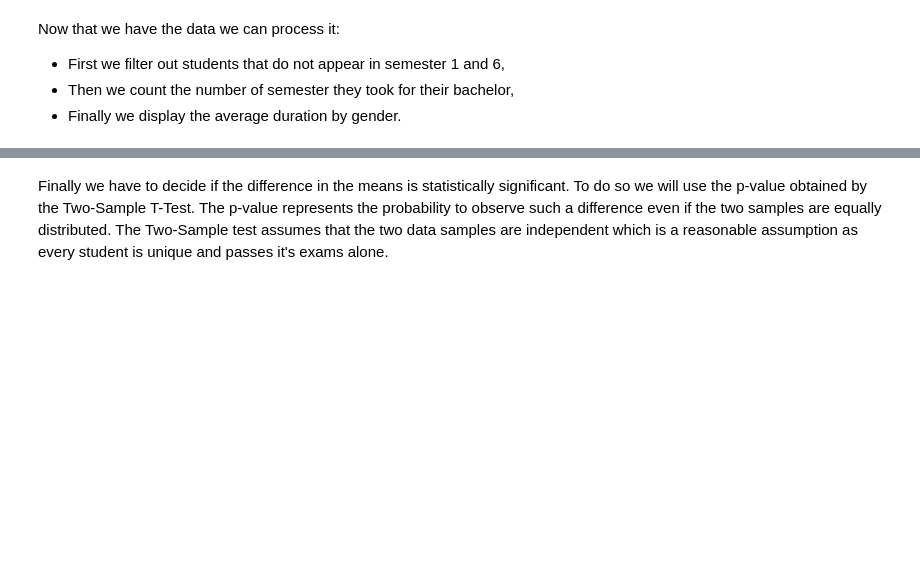
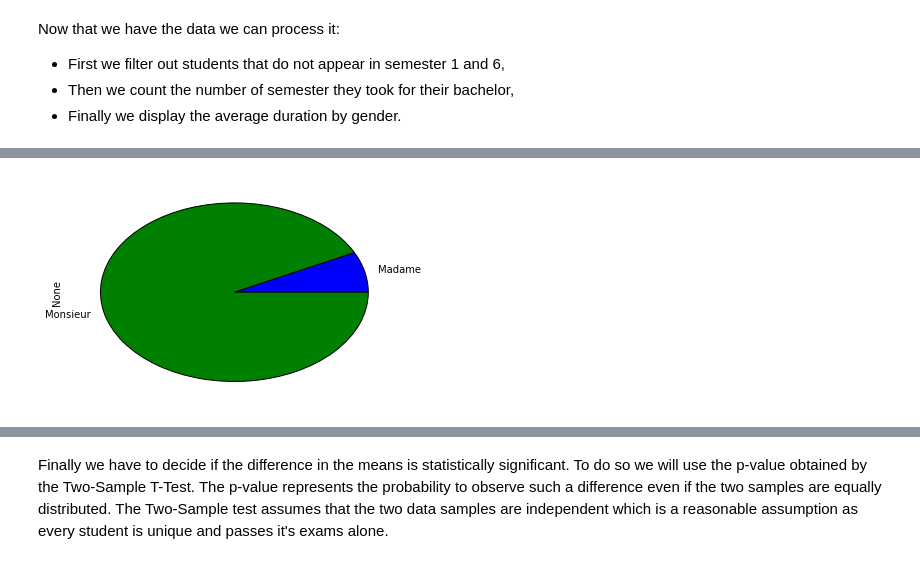
Before and after one commit to bojbilla/AdaHomeworks, a Jupyter notebook: 02 - Data from the Web/HW2.ipynb, the cells around one changed output, grey strips where cells are left out. Saved outputs shown, nothing was run; the diff lists cells and outputs as text; code cells hidden in the pictures; blank space fills up the shorter version.

```diff
--- a/02 - Data from the Web/HW2.ipynb
+++ b/02 - Data from the Web/HW2.ipynb
@@ -209,0 +176,4 @@ bc_sem_count.groupby('Civility').mean()
+# %%
+x = bc_sem_count.groupby('Civility').size().plot(kind='pie')
+# %% [output]
+[figure, added]
```
Also changed, not shown: parts of 14 cells of this notebook, 1 other file.
